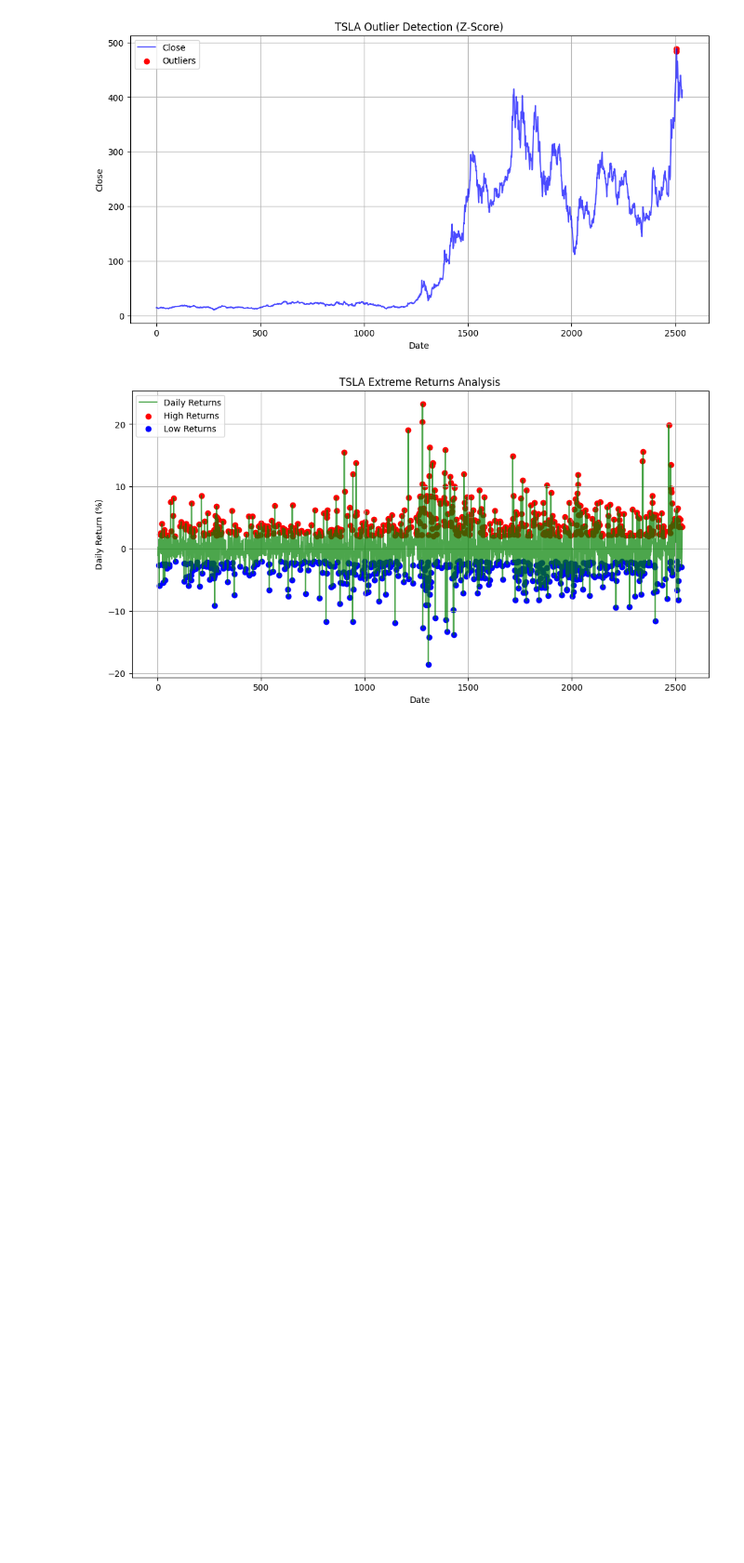
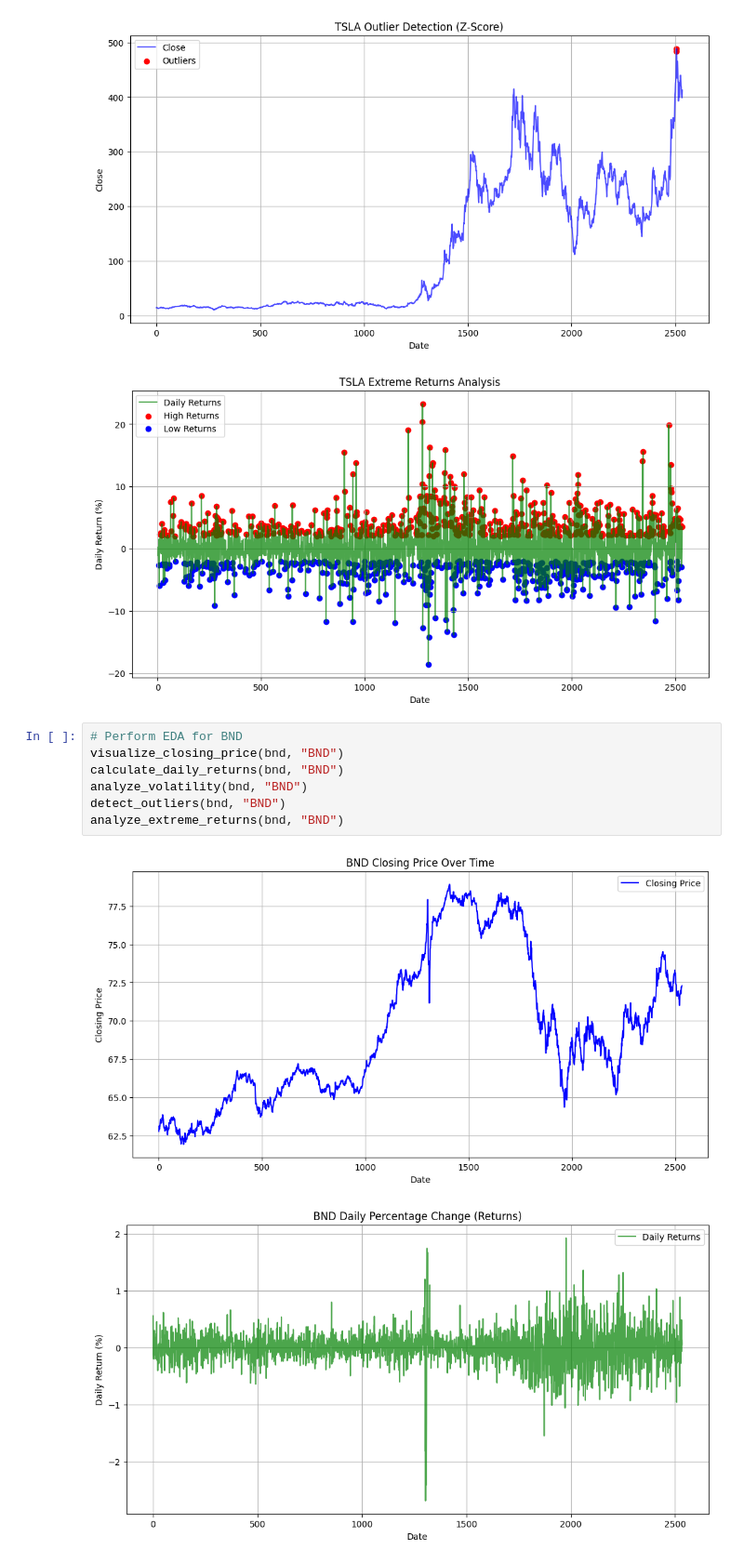
Before and after one commit to dagiteferi/TimeSeries-Portfolio-Optimization, a Jupyter notebook: notebooks/Preprocess_Explore_Data.ipynb, the cells around one changed output. Shown: that part at 93% size. Cells and saved outputs as stored; diff of their text form; blank space fills up the shorter version.

```diff
--- a/notebooks/Preprocess_Explore_Data.ipynb
+++ b/notebooks/Preprocess_Explore_Data.ipynb
@@ -131,3 +131,13 @@ analyze_extreme_returns(tesla, "TSLA")
 [figure]
 [figure]
 [figure]
+# %%
+# Perform EDA for BND
+visualize_closing_price(bnd, "BND")
+calculate_daily_returns(bnd, "BND")
+analyze_volatility(bnd, "BND")
+detect_outliers(bnd, "BND")
+analyze_extreme_returns(bnd, "BND")
+# %% [output]
+[figure, added]
+[figure, added]
```
Also changed, not shown: parts of 1 cell of this notebook, 1 other file.
